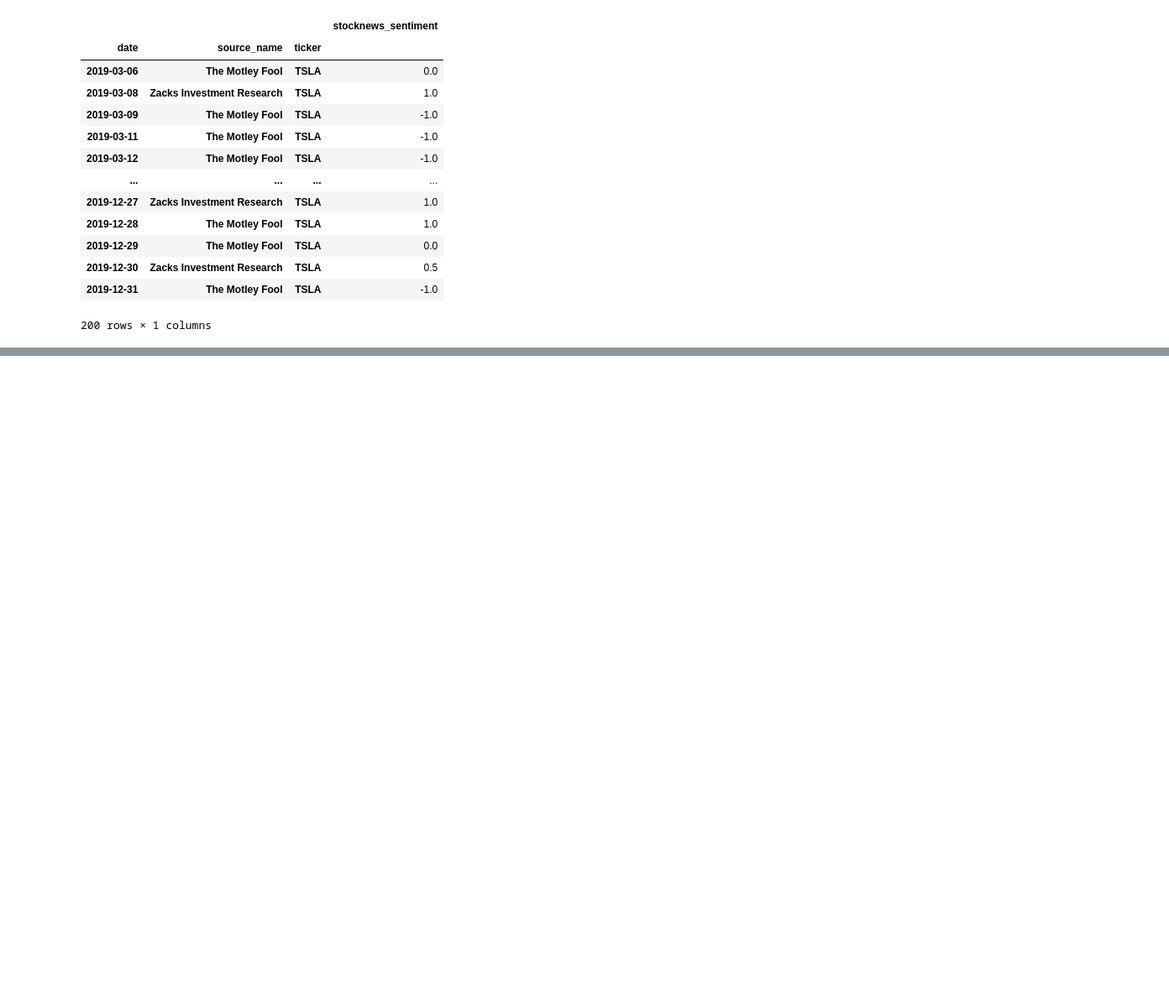
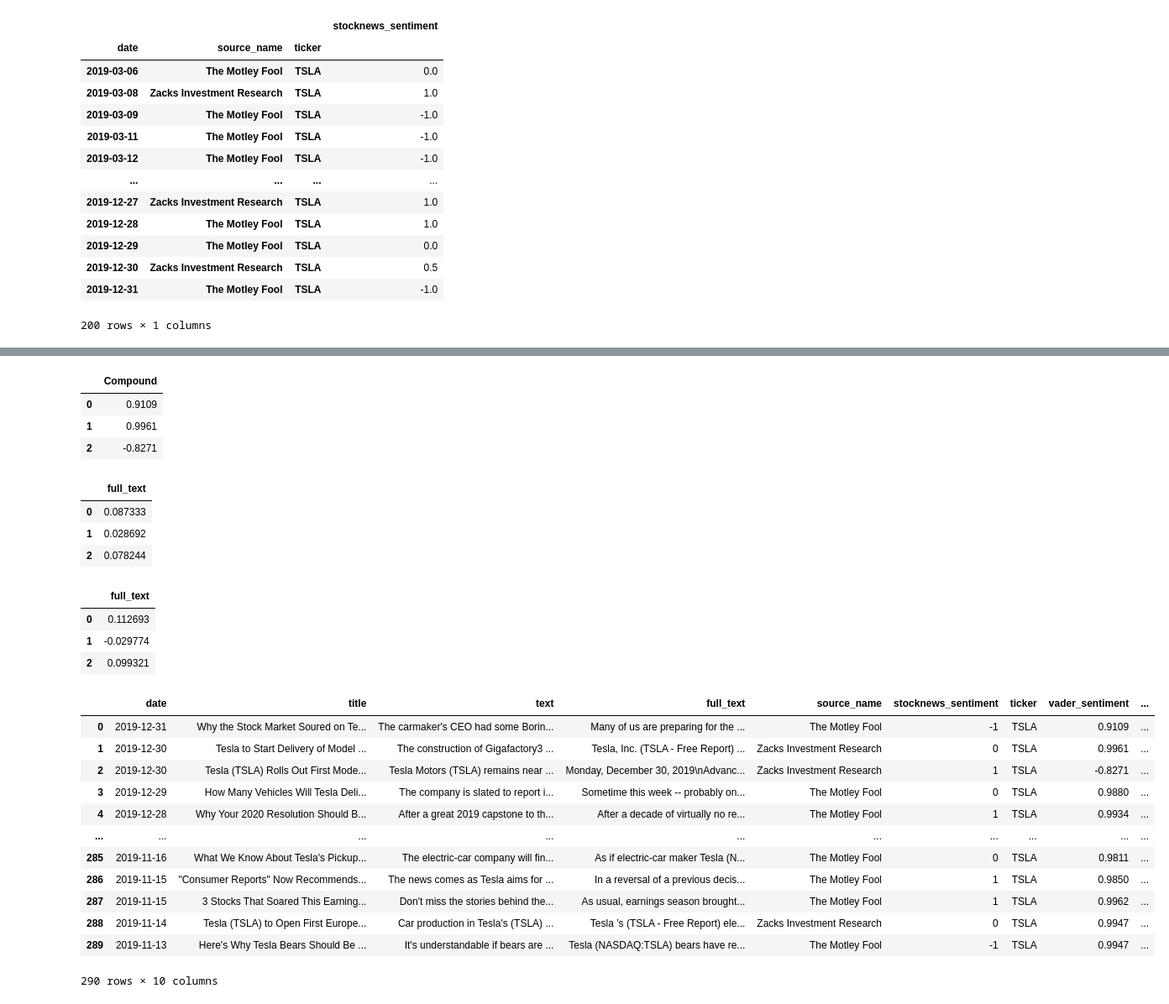
Before and after one commit to singhj32/Project2, a Jupyter notebook: Project2_Custom_df_JS.ipynb, the cells around one changed output, grey strips where cells are left out. Shown at 84% size. Drawn from its saved outputs; the diff is of its cells as text; code cells hidden in the pictures; blank space fills up the shorter version.

```diff
--- a/Project2_Custom_df_JS.ipynb
+++ b/Project2_Custom_df_JS.ipynb
@@ -76,0 +171,7 @@ ml_df.to_csv('./data/ml_df.csv',  header=ml_df.columns)
+# %%
+df_vader_sentiments.head(3)
+# %% [output]
+|  | Compound |
+| 0 | 0.9109 |
+| 1 | 0.9961 |
+| 2 | -0.8271 |
@@ -76,0 +180,38 @@ ml_df.to_csv('./data/ml_df.csv',  header=ml_df.columns)
+# %%
+df_textblob_lemmatized_sentiments = pd.read_csv('./data/textblob_lemmatized_sentiments.csv',usecols=['full_text'])
+# %%
+df_textblob_lemmatized_sentiments.head(3)
+# %% [output]
+|  | full_text |
+| 0 | 0.087333 |
+| 1 | 0.028692 |
+| 2 | 0.078244 |
+# %%
+df_for_regression["textblob_lemmatized_sentiments"] = list(df_textblob_lemmatized_sentiments["full_text"])
+# %%
+df_textblob_stemmed_sentiments = pd.read_csv('./data/textblob_stemmed_sentiments.csv',usecols=['full_text'])
+# %%
+df_textblob_stemmed_sentiments.head(3)
+# %% [output]
+|  | full_text |
+| 0 | 0.112693 |
+| 1 | -0.029774 |
+| 2 | 0.099321 |
+# %%
+df_for_regression["textblob_stemmed_sentiments"] = list(df_textblob_stemmed_sentiments["full_text"])
+# %%
+df_for_regression
+# %% [output]
+|  | date | title | text | full_text | source_name | stocknews_sentiment | ticker | vader_sentiment | ... |
+| 0 | 2019-12-31 | Why the Stock Market Soured on Te... | The carmaker's CEO had some Borin... | Many of us are preparing for the ... | The Motley Fool | -1 | TSLA | 0.9109 | ... |
+| 1 | 2019-12-30 | Tesla to Start Delivery of Model ... | The construction of Gigafactory3 ... | Tesla, Inc. (TSLA - Free Report) ... | Zacks Investment Research | 0 | TSLA | 0.9961 | ... |
+| 2 | 2019-12-30 | Tesla (TSLA) Rolls Out First Mode... | Tesla Motors (TSLA) remains near ... | Monday, December 30, 2019\nAdvanc... | Zacks Investment Research | 1 | TSLA | -0.8271 | ... |
+| 3 | 2019-12-29 | How Many Vehicles Will Tesla Deli... | The company is slated to report i... | Sometime this week -- probably on... | The Motley Fool | 0 | TSLA | 0.9880 | ... |
+| 4 | 2019-12-28 | Why Your 2020 Resolution Should B... | After a great 2019 capstone to th... | After a decade of virtually no re... | The Motley Fool | 1 | TSLA | 0.9934 | ... |
+| ... | ... | ... | ... | ... | ... | ... | ... | ... | ... |
+| 285 | 2019-11-16 | What We Know About Tesla's Pickup... | The electric-car company will fin... | As if electric-car maker Tesla (N... | The Motley Fool | 0 | TSLA | 0.9811 | ... |
+| 286 | 2019-11-15 | "Consumer Reports" Now Recommends... | The news comes as Tesla aims for ... | In a reversal of a previous decis... | The Motley Fool | 1 | TSLA | 0.9850 | ... |
+| 287 | 2019-11-15 | 3 Stocks That Soared This Earning... | Don't miss the stories behind the... | As usual, earnings season brought... | The Motley Fool | 1 | TSLA | 0.9962 | ... |
+| 288 | 2019-11-14 | Tesla (TSLA) to Open First Europe... | Car production in Tesla's (TSLA) ... | Tesla ’s (TSLA - Free Report) ele... | Zacks Investment Research | 0 | TSLA | 0.9947 | ... |
+| 289 | 2019-11-13 | Here's Why Tesla Bears Should Be ... | It's understandable if bears are ... | Tesla (NASDAQ:TSLA) bears have re... | The Motley Fool | -1 | TSLA | 0.9947 | ... |
+290 rows × 10 columns
```
Also changed, not shown: parts of 39 cells of this notebook, 2 other files.
